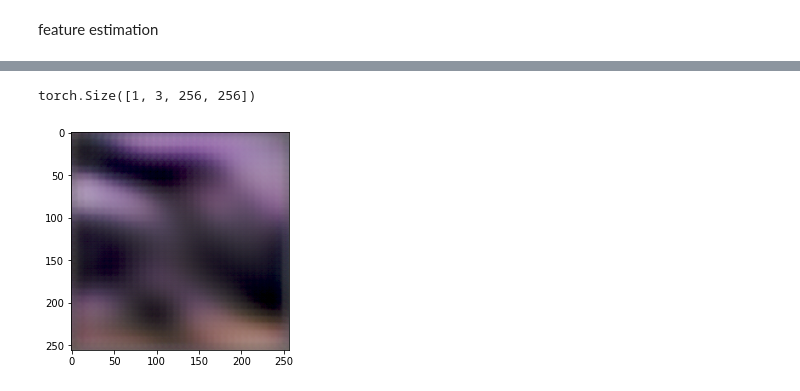
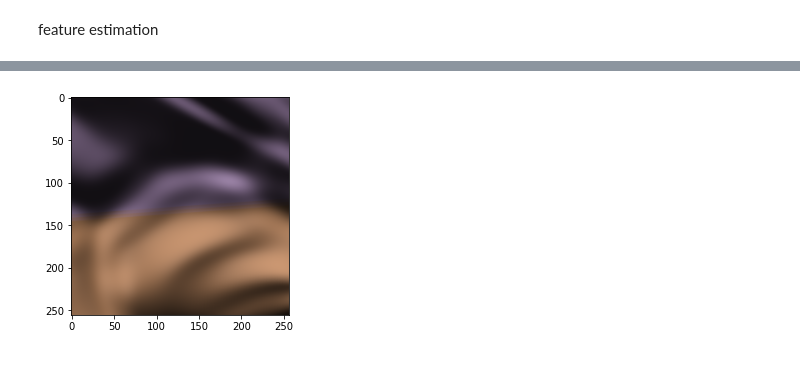
Before and after one commit to djbradyAtOpticalSciencesArizona/multiframeEstimation, a Jupyter notebook: feature_integration.ipynb, the cells around one changed output, grey strips where cells are left out. Saved outputs shown, nothing was run; the diff lists cells and outputs as text; code cells hidden in the pictures.

```diff
--- a/feature_integration.ipynb
+++ b/feature_integration.ipynb
@@ -409,18 +408,20 @@ def train(model, optimizer, n_epoch, trainloader, loss_fn):
 
             with torch.no_grad():
                 assert inputs.size(0) == 1
-                inputs = inputs.squeeze() ## [16, 3, 64, 64]
-                feature = encoder(inputs) ## [16, 128, 8, 8]
-                feature = F.pixel_shuffle(feature.permute(1, 0, 2, 3), 4).permute(1, 0, 2, 3)
-                                                                        ## [1, 128, 32, 32]
-                output_feature = encoder(targets) ## [1, 128, 32, 32]
+                inputs = inputs.squeeze() ## [9, 3, 256, 256]
+                feature = encoder(inputs) ## [9, 128, 32, 32]
+                n_f, c, h, w = feature.size()
+                feature = feature.view(1, n_f * c, h, w)
+                # feature = F.pixel_shuffle(feature.permute(1, 0, 2, 3), 4).permute(1, 0, 2, 3)
+                #                                                         ## [1, 128, 32, 32]
+                # output_feature = encoder(targets) ## [1, 128, 32, 32]
 
             # zero the parameter gradients
             optimizer.zero_grad()
-
             # forward + backward + optimize
             outputs = model(feature)
-            loss = loss_fn(outputs, output_feature)
+
+            loss = loss_fn(outputs, targets)
             loss.backward()
             optimizer.step()
 
@@ -493,7 +497,7 @@ model.eval()
 with torch.no_grad():
     inputs = inputs.squeeze() ## [16, 3, 64, 64]
     feature = encoder(inputs) ## [16, 128, 8, 8]
-    feature = F.pixel_shuffle(feature.permute(1, 0, 2, 3), 4).permute(1, 0, 2, 3)
-                                                        ## [1, 128, 32, 32]
-    output_feature = encoder(targets) ## [1, 128, 32, 32]
+    n_f, c, h, w = feature.size()
+    feature = feature.view(1, n_f * c, h, w)
+
     outputs = model(feature).detach()
@@ -512,8 +504,4 @@ output_img = decoder(outputs)
-# %%
-output_img.size()
-# %% [output]
-torch.Size([1, 3, 256, 256])
-# %%
-imshow(output_img[0].detach().cpu())
-# %% [output]
-[figure, removed]
+# %%
+imshow(torchvision.utils.make_grid(inputs.cpu().mean(dim = 0)))
+# %% [output]
+[figure, added]
```
Also changed, not shown: parts of 19 cells of this notebook.
